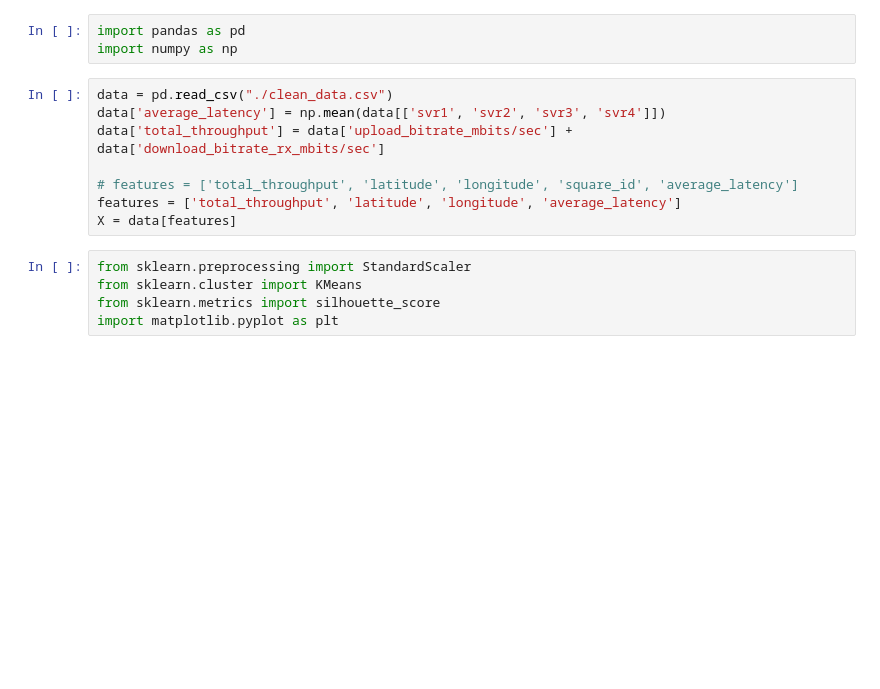
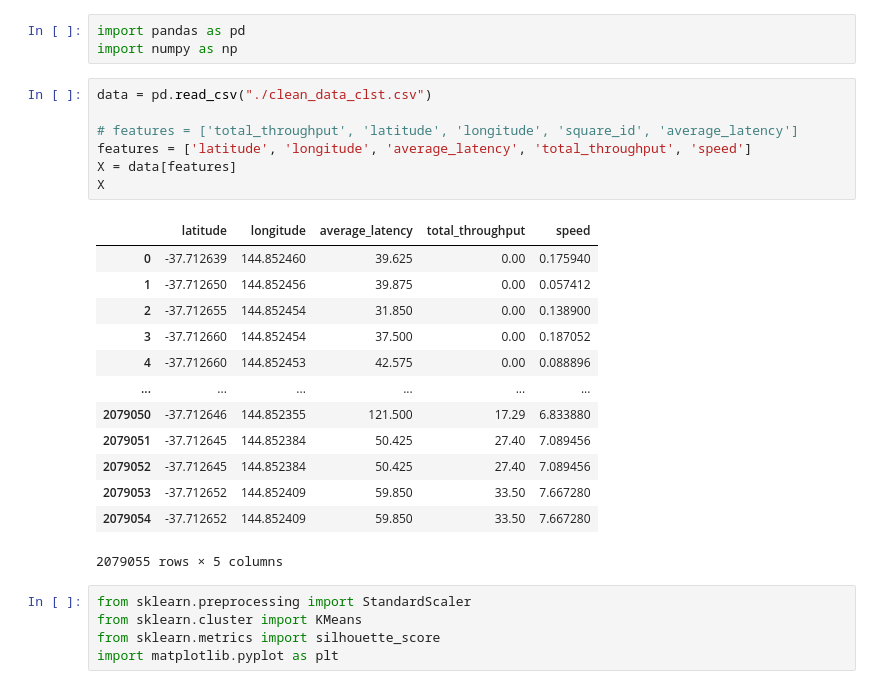
Before and after one commit to ClivePatrick/cos40007-group-project, a Jupyter notebook: clustering.ipynb, the cells around one changed output. Cells and saved outputs as stored; diff of their text form; blank space fills up the shorter version.

```diff
--- a/clustering.ipynb
+++ b/clustering.ipynb
@@ -2,13 +2,26 @@
 import pandas as pd
 import numpy as np
 # %%
-data = pd.read_csv("./clean_data.csv")
-data['average_latency'] = np.mean(data[['svr1', 'svr2', 'svr3', 'svr4']])
-data['total_throughput'] = data['upload_bitrate_mbits/sec'] + data['download_bitrate_rx_mbits/sec']
+data = pd.read_csv("./clean_data_clst.csv")
 
 # features = ['total_throughput', 'latitude', 'longitude', 'square_id', 'average_latency']
-features = ['total_throughput', 'latitude', 'longitude', 'average_latency']
+features = ['latitude', 'longitude', 'average_latency', 'total_throughput', 'speed']
 X = data[features]
+X
+# %% [output]
+|  | latitude | longitude | average_latency | total_throughput | speed |
+| 0 | -37.712639 | 144.852460 | 39.625 | 0.00 | 0.175940 |
+| 1 | -37.712650 | 144.852456 | 39.875 | 0.00 | 0.057412 |
+| 2 | -37.712655 | 144.852454 | 31.850 | 0.00 | 0.138900 |
+| 3 | -37.712660 | 144.852454 | 37.500 | 0.00 | 0.187052 |
+| 4 | -37.712660 | 144.852453 | 42.575 | 0.00 | 0.088896 |
+| ... | ... | ... | ... | ... | ... |
+| 2079050 | -37.712646 | 144.852355 | 121.500 | 17.29 | 6.833880 |
+| 2079051 | -37.712645 | 144.852384 | 50.425 | 27.40 | 7.089456 |
+| 2079052 | -37.712645 | 144.852384 | 50.425 | 27.40 | 7.089456 |
+| 2079053 | -37.712652 | 144.852409 | 59.850 | 33.50 | 7.667280 |
+| 2079054 | -37.712652 | 144.852409 | 59.850 | 33.50 | 7.667280 |
+2079055 rows × 5 columns
 # %%
 from sklearn.preprocessing import StandardScaler
 from sklearn.cluster import KMeans
```
Also changed, not shown: parts of 8 cells of this notebook, 5 other files.
